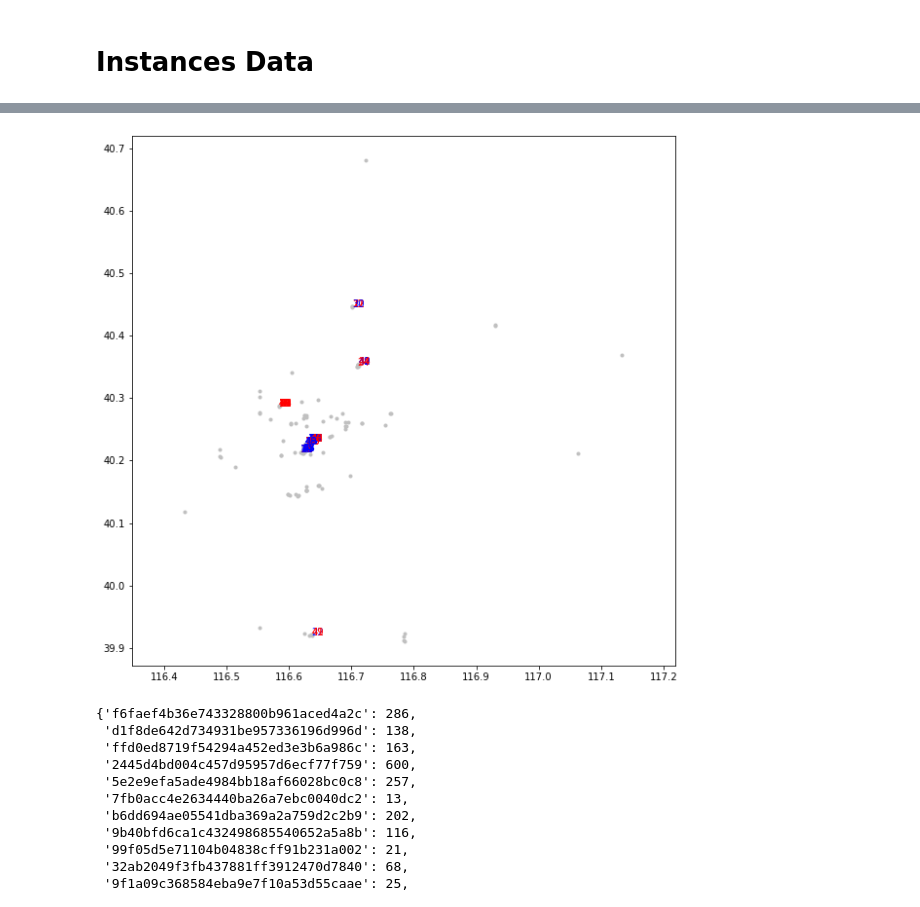
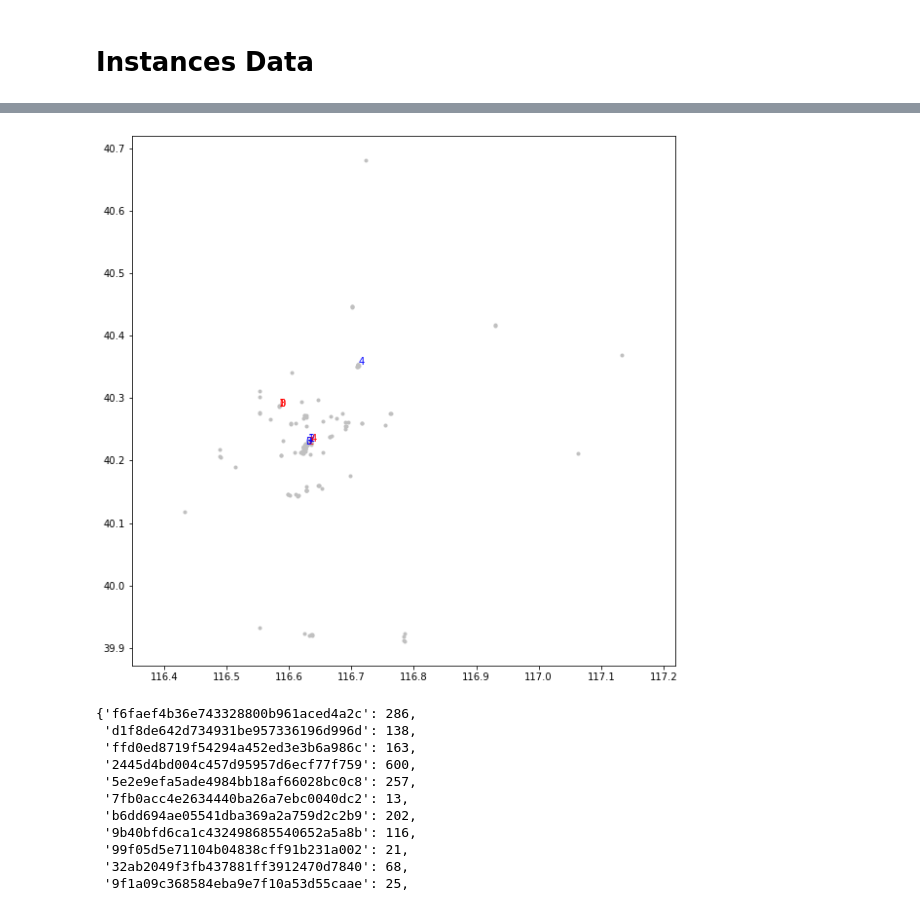
Before and after one commit to 123zhangzq/HW_DPDP, a Jupyter notebook: ScratchPaper/ScatchPaper.ipynb, the cells around one changed output, grey strips where cells are left out. Drawn from its saved outputs; the diff is of its cells as text; code cells hidden in the pictures.

```diff
--- a/ScratchPaper/ScatchPaper.ipynb
+++ b/ScratchPaper/ScatchPaper.ipynb
@@ -36,3 +0,0 @@ t = "123321f-112"
-# %%
-for i in(range(int(1e7))):
-    a == t[:len(a)]
@@ -77,13 +0,0 @@ lis[0].split('-')
-# %%
-ret = []
-cur = []
-cur_s = lis[0].split('-')[0]
-for i in range(len(lis)):
-    if cur_s == lis[i].split('-')[0]:
-        cur.append(lis[i])
-    else:
-        ret.append(cur)
-        cur_s = lis[i].split('-')[0]
-        cur = []
-        cur.append(lis[i])
-ret.append(cur)
@@ -92,3 +0,0 @@ AttributeError: 'int' object has no attribute 'split'
-# %%
-for i in range(len(ret)):
-    print(ret[i])
@@ -268,7 +70,7 @@ f_dict['2445d4bd004c457d95957d6ecf77f759']
 # %% [markdown]
 ## Maps Info of factories
 # %%
-csv_m = pd.read_csv('/Users/zzq/Desktop/ERP_2021/HUAWEI_dpdp/code/Git/ScratchPaper/dpdp_competition/benchmark/route_info.csv')
+csv_m = pd.read_csv('/Users/zzq/Desktop/ERP_2021/HUAWEI_dpdp/code/Git/simulator/dpdp_competition/benchmark/route_info.csv')
 csv_m
 # %% [output]
 |  | route_code | start_factory_id | end_factory_id | distance | time |
@@ -384,9 +181,9 @@ def plot_orders(order_number, just_this_order = True):
 
     return
 # %%
-plot_orders(100, False)
+plot_orders(4, False)
 # %% [output]
-[figure, old version]
+[figure, new version]
 # %%
 def calculate_location_conges(node = 'pickup_id'):
     dic = {}
```
Also changed, not shown: parts of 22 cells of this notebook, 2 other files.
